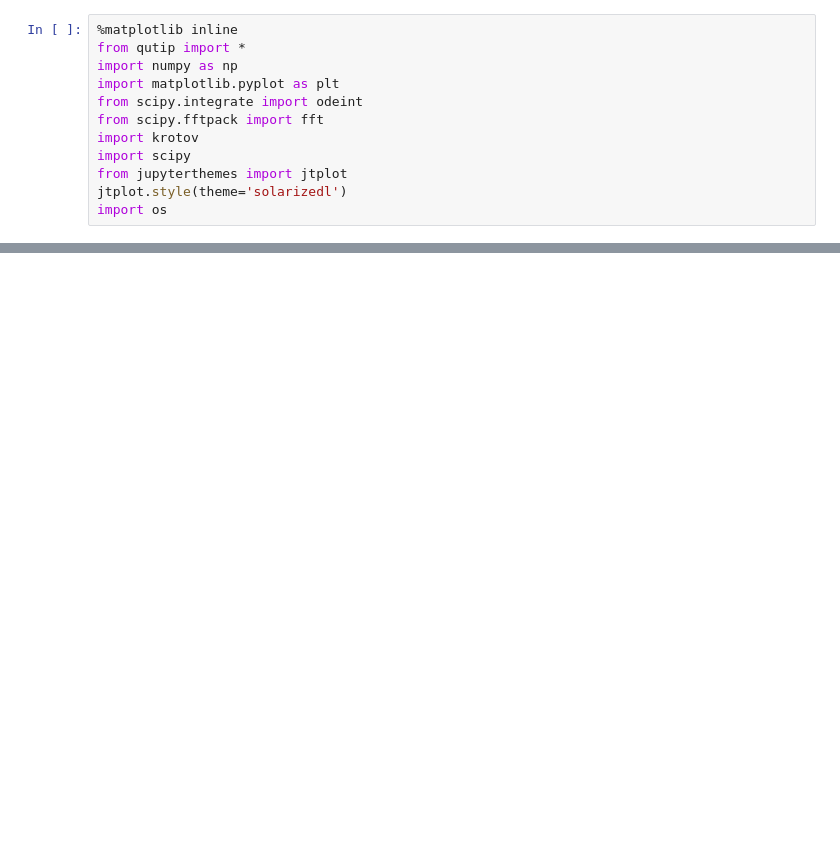
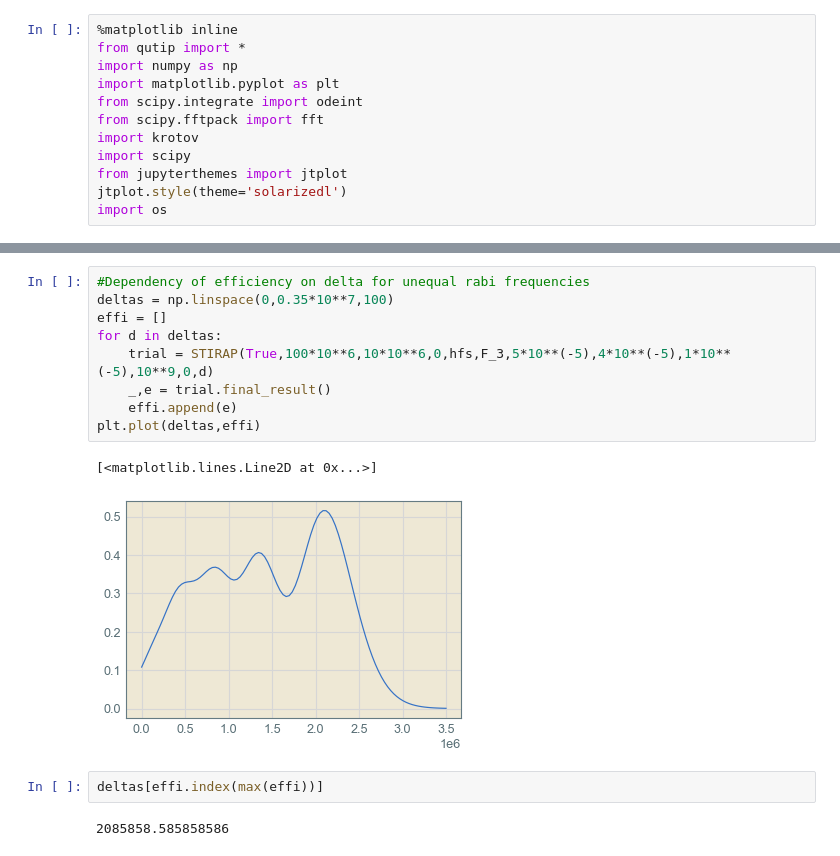
Before and after one commit to mahadevans2432/Quantum-Optics, a Jupyter notebook: STIRAP.ipynb, the cells around one changed output, grey strips where cells are left out. Saved outputs shown, nothing was run; the diff lists cells and outputs as text; blank space fills up the shorter version.

```diff
--- a/STIRAP.ipynb
+++ b/STIRAP.ipynb
@@ -117,0 +192,16 @@ plot_population(guess_dynamics)
+# %%
+#Dependency of efficiency on delta for unequal rabi frequencies
+deltas = np.linspace(0,0.35*10**7,100)
+effi = []
+for d in deltas:
+    trial = STIRAP(True,100*10**6,10*10**6,0,hfs,F_3,5*10**(-5),4*10**(-5),1*10**(-5),10**9,0,d)
+    _,e = trial.final_result()
+    effi.append(e)
+plt.plot(deltas,effi)
+# %% [output]
+[<matplotlib.lines.Line2D at 0x...>]
+[figure, added]
+# %%
+deltas[effi.index(max(effi))]
+# %% [output]
+2085858.585858586
```
Also changed, not shown: parts of 13 cells of this notebook.
